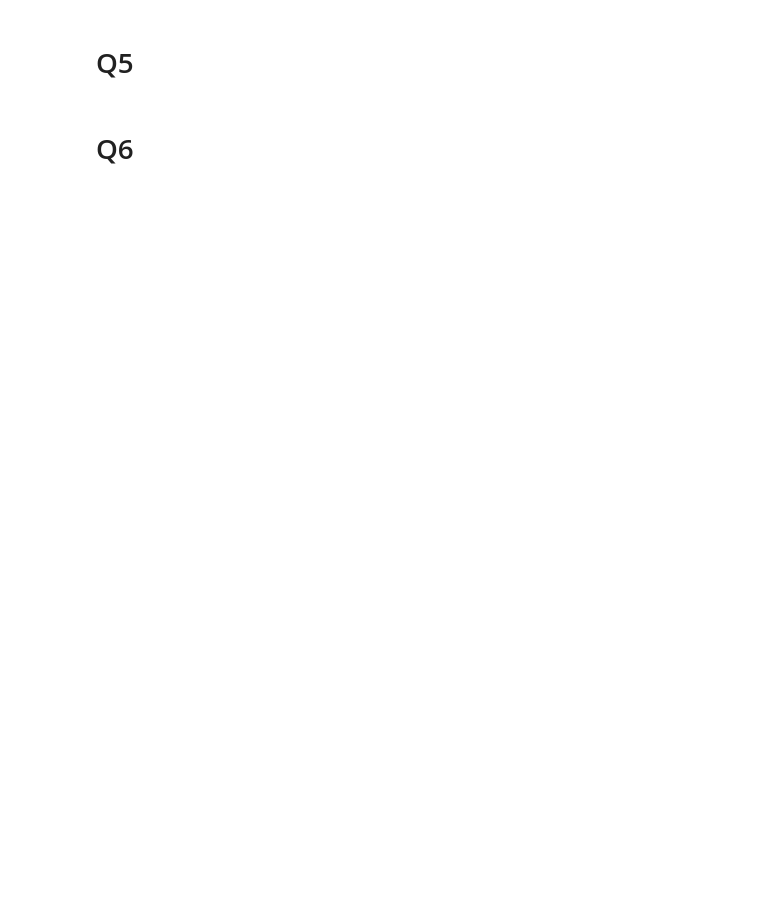
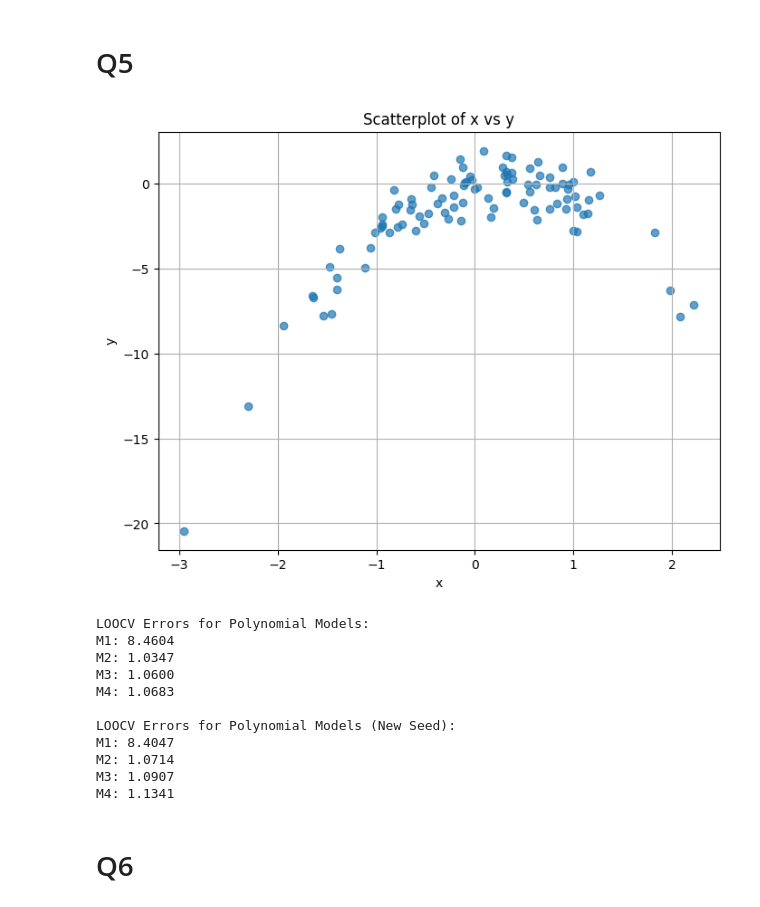
Before and after one commit to damlakayikci/Financial-Applications-of-Machine-Learning, a Jupyter notebook: ps2/main.ipynb, the cells around one changed output. Saved outputs shown, nothing was run; the diff lists cells and outputs as text; code cells hidden in the pictures; blank space fills up the shorter version.

```diff
--- a/ps2/main.ipynb
+++ b/ps2/main.ipynb
@@ -229,4 +550,79 @@ dtype: float64
 # %% [markdown]
 # Q5
+# %%
+from sklearn.model_selection import LeaveOneOut
+# a
+np.random.seed(2022)
+x = np.random.normal(0, 1, 100)
+y = x - 2 * x**2 + np.random.normal(0, 1, 100)
+
+# b
+data = pd.DataFrame({"x": x, "y": y})
+
+plt.figure(figsize=(8, 6))
+plt.scatter(data["x"], data["y"], alpha=0.7)
+plt.title("Scatterplot of x vs y")
+plt.xlabel("x")
+plt.ylabel("y")
+plt.grid(True)
+plt.show()
+
+# c
+polynomial_models = {
+    "M1": "y ~ x",
+    "M2": "y ~ x + I(x**2)",
+    "M3": "y ~ x + I(x**2) + I(x**3)",
+    "M4": "y ~ x + I(x**2) + I(x**3) + I(x**4)",
+}
+
+np.random.seed(2023)
+def loocv_simulated(data, formula):
+    loo = LeaveOneOut()
+    errors = []
+
+    for train_index, test_index in loo.split(data):
+        train_data = data.iloc[train_index]
+        test_data = data.iloc[test_index]
+        model = smf.ols(formula=formula, data=train_data).fit()
+        prediction = model.predict(test_data)
+        error = (test_data["y"].values[0] - prediction.values[0]) ** 2
+        errors.append(error)
+    return np.mean(errors)
+
+loocv_errors = {}
+for model_name, formula in polynomial_models.items():
+    loocv_errors[model_name] = loocv_simulated(data, formula)
+
+print("\nLOOCV Errors for Polynomial Models:")
+for model_name, error in loocv_errors.items():
+    print(f"{model_name}: {error:.4f}")
+
+# d
+np.random.seed(2024)
+x_new = np.random.normal(0, 1, 100)
+y_new = x_new - 2 * x_new**2 + np.random.normal(0, 1, 100)
+data_new = pd.DataFrame({"x": x_new, "y": y_new})
+loocv_errors_new = {}
+for model_name, formula in polynomial_models.items():
+    loocv_errors_new[model_name] = loocv_simulated(data_new, formula)
+
+print("\nLOOCV Errors for Polynomial Models (New Seed):")
+for model_name, error in loocv_errors_new.items():
+    print(f"{model_name}: {error:.4f}")
+
+## YORUMLANACAK e ve f şıkları
+# %% [output]
+[figure, added]
+LOOCV Errors for Polynomial Models:
+M1: 8.4604
+M2: 1.0347
+M3: 1.0600
+M4: 1.0683
+
+LOOCV Errors for Polynomial Models (New Seed):
+M1: 8.4047
+M2: 1.0714
+M3: 1.0907
+M4: 1.1341
 # %% [markdown]
 # Q6
```
Also changed, not shown: parts of 15 cells of this notebook.
